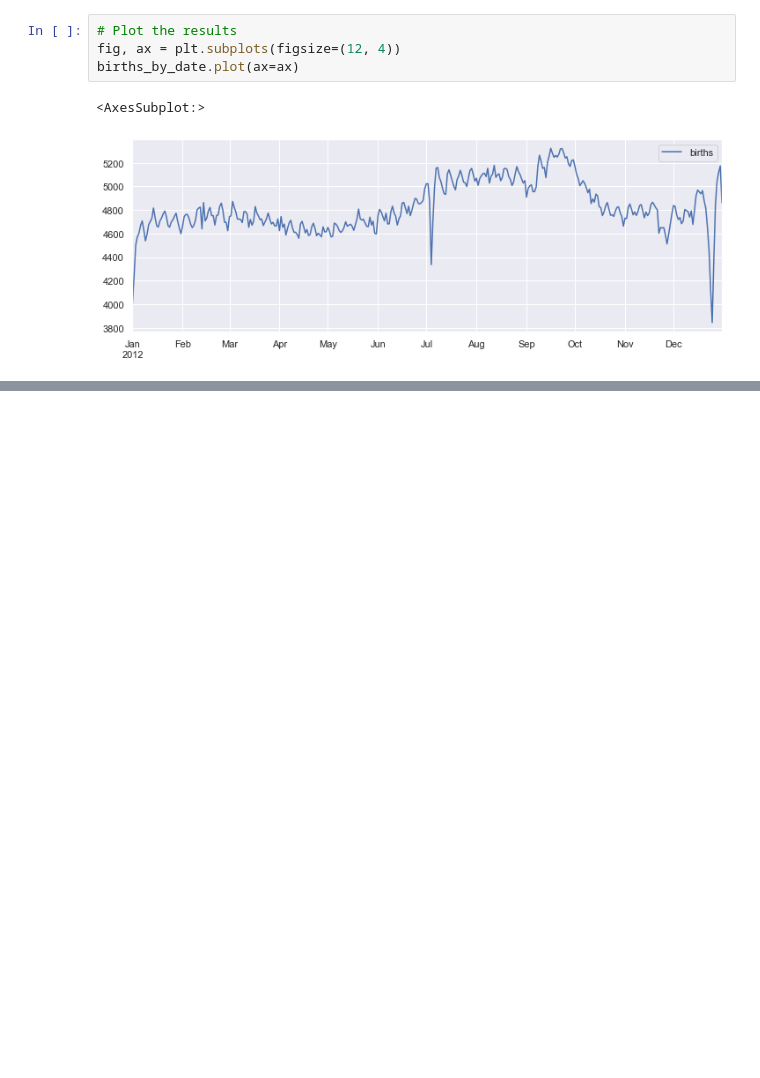
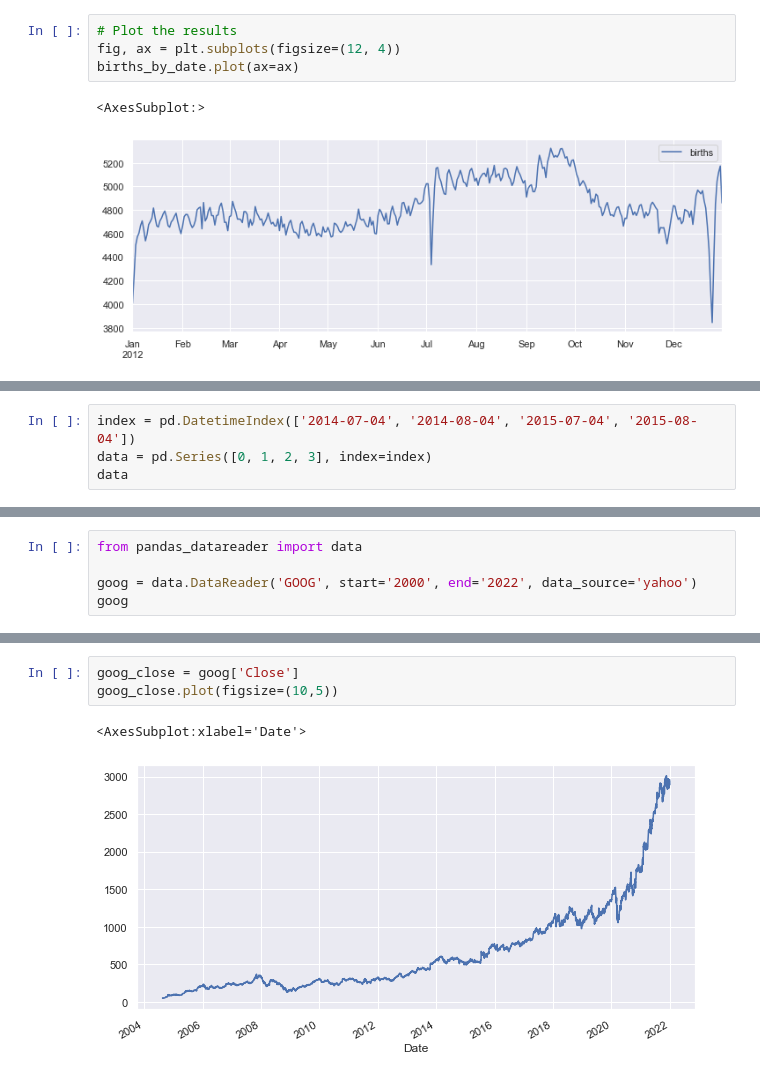
Before and after one commit to PrasadSalimath/Python-for-Data-Science, a Jupyter notebook: 3-Pandas-Basics.ipynb, the cells around one changed output, grey strips where cells are left out. Saved outputs shown, nothing was run; the diff lists cells and outputs as text; blank space fills up the shorter version.

Commit message:
Date, Time and Time series in Pandas

```diff
--- a/3-Pandas-Basics.ipynb
+++ b/3-Pandas-Basics.ipynb
@@ -997,0 +1152,4 @@ births_by_date.plot(ax=ax)
+# %%
+index = pd.DatetimeIndex(['2014-07-04', '2014-08-04', '2015-07-04', '2015-08-04'])
+data = pd.Series([0, 1, 2, 3], index=index)
+data
@@ -997,0 +1278,5 @@ births_by_date.plot(ax=ax)
+# %%
+from pandas_datareader import data
+
+goog = data.DataReader('GOOG', start='2000', end='2022', data_source='yahoo')
+goog
@@ -997,0 +1298,6 @@ births_by_date.plot(ax=ax)
+# %%
+goog_close = goog['Close']
+goog_close.plot(figsize=(10,5))
+# %% [output]
+<AxesSubplot:xlabel='Date'>
+[figure, added]
```
Also changed, not shown: parts of 58 cells of this notebook, 1 other file.
